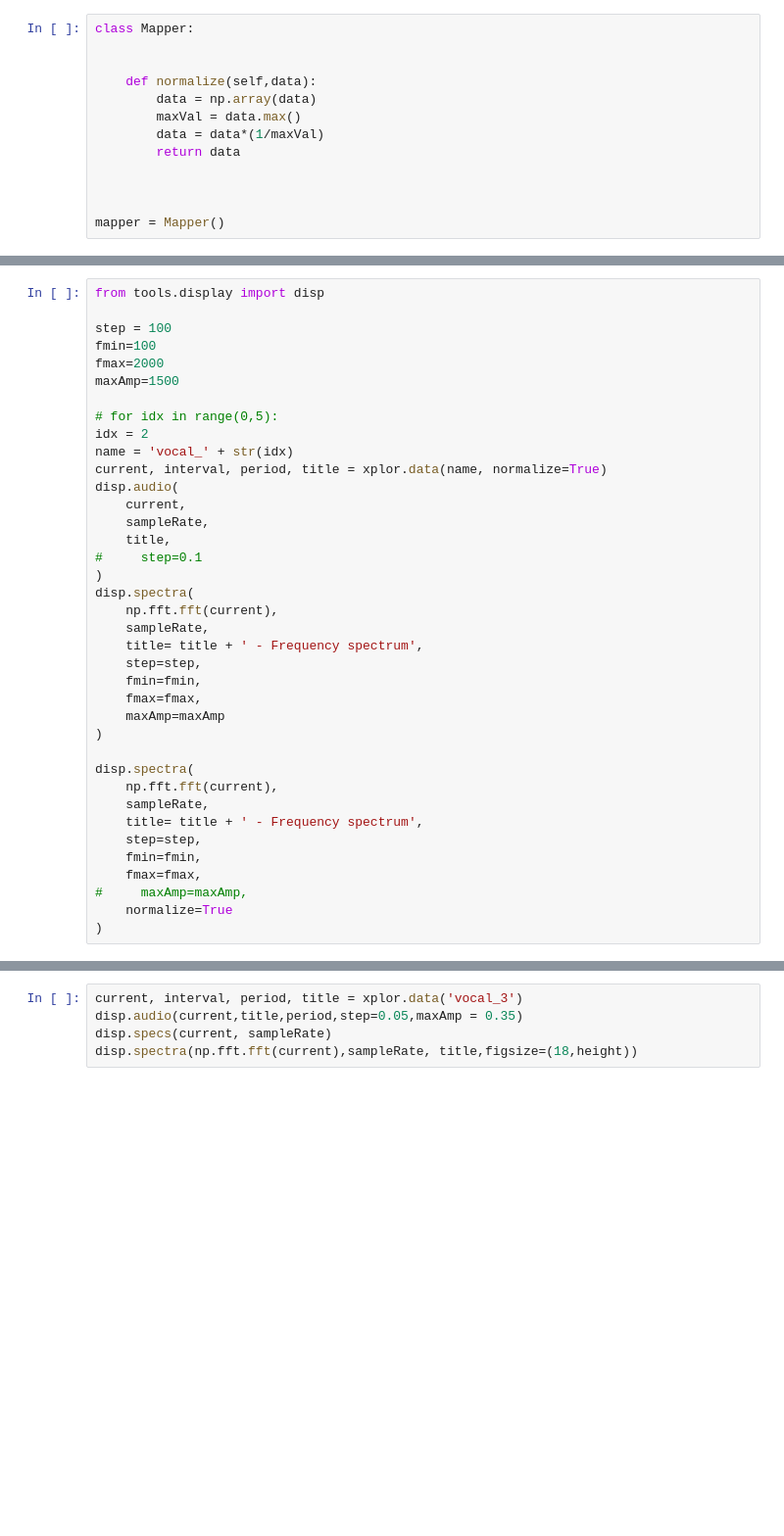
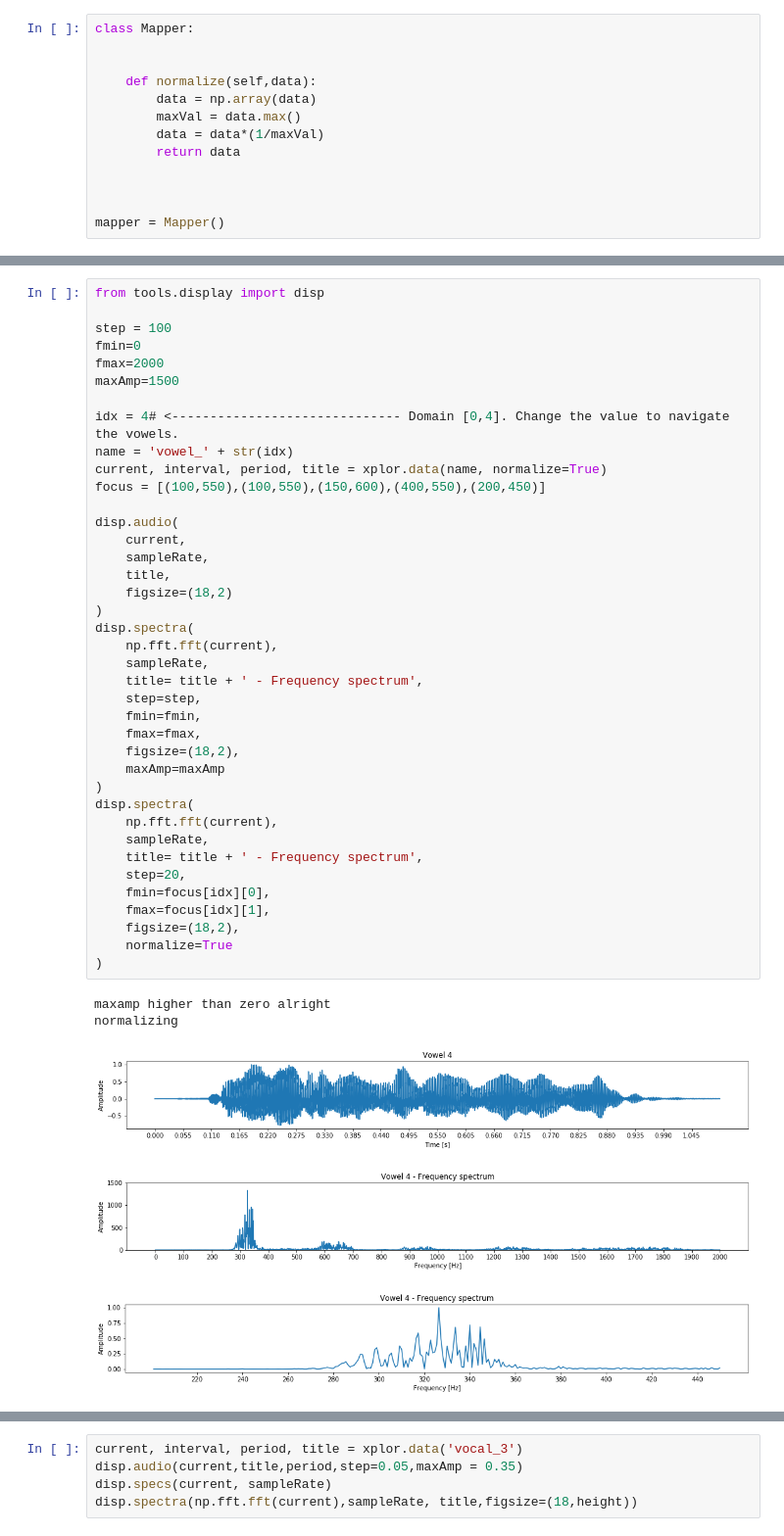
Before and after one commit to gerarddo/engineering-project, a Jupyter notebook: semiautomatic_vocal_separation.ipynb, the cells around one changed output, grey strips where cells are left out. Shown at 98% size. Saved outputs shown, nothing was run; the diff lists cells and outputs as text; blank space fills up the shorter version.

```diff
--- a/semiautomatic_vocal_separation.ipynb
+++ b/semiautomatic_vocal_separation.ipynb
@@ -77,41 +86,48 @@ plt.legend(
 # %%
 from tools.display import disp
 
 step = 100
-fmin=100
+fmin=0
 fmax=2000
 maxAmp=1500
 
-# for idx in range(0,5):
-idx = 2
-name = 'vocal_' + str(idx)
+idx = 4# <------------------------------ Domain [0,4]. Change the value to navigate the vowels.
+name = 'vowel_' + str(idx)
 current, interval, period, title = xplor.data(name, normalize=True)
+focus = [(100,550),(100,550),(150,600),(400,550),(200,450)]
+
 disp.audio(
     current,
     sampleRate,
     title,
-#     step=0.1
+    figsize=(18,2)
 )
 disp.spectra(
     np.fft.fft(current),
     sampleRate,
     title= title + ' - Frequency spectrum',
     step=step,
     fmin=fmin,
     fmax=fmax,
+    figsize=(18,2),
     maxAmp=maxAmp
 )
-
 disp.spectra(
     np.fft.fft(current),
     sampleRate,
     title= title + ' - Frequency spectrum',
-    step=step,
-    fmin=fmin,
-    fmax=fmax,
-#     maxAmp=maxAmp,
+    step=20,
+    fmin=focus[idx][0],
+    fmax=focus[idx][1],
+    figsize=(18,2),
     normalize=True
 )
+# %% [output]
+maxamp higher than zero alright
+normalizing
+[figure, added]
+[figure, added]
+[figure, added]
 # %%
 current1, interval1, period1, title1 = xplor.data('vocal_1', normalize=True)
 current2, interval2, period2, title2 = xplor.data('vocal_2', normalize=True)
```
Also changed, not shown: parts of 5 cells of this notebook, 3 other files.
